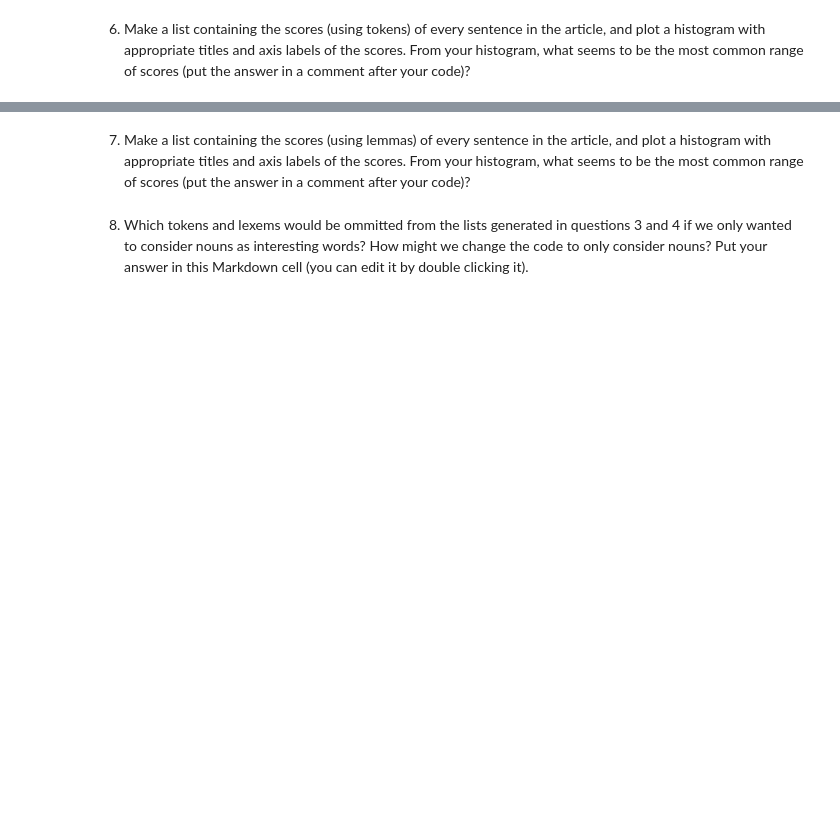
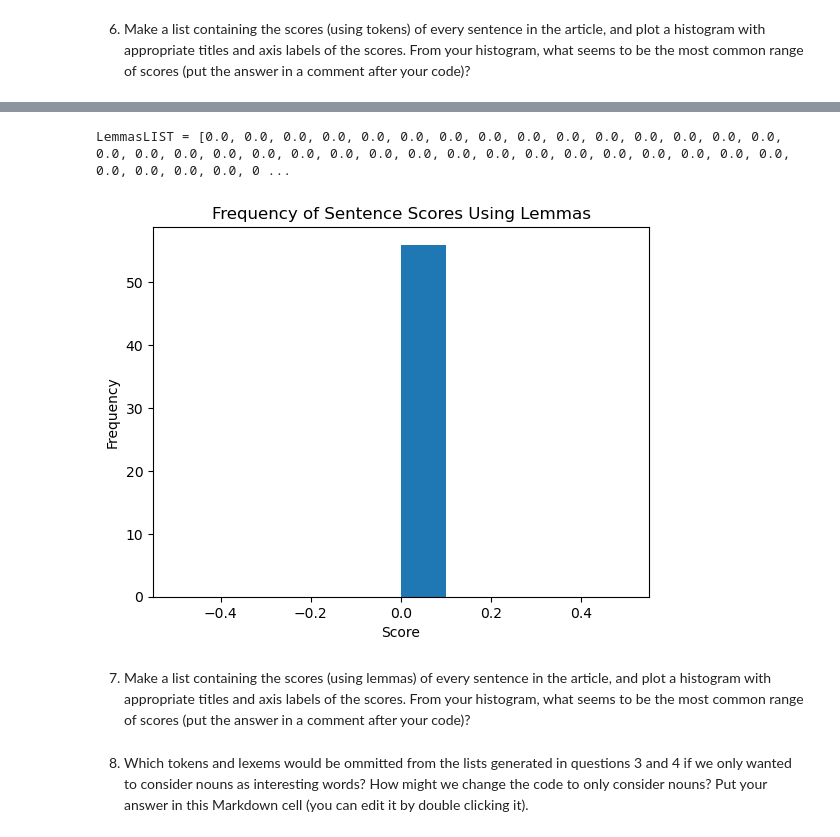
Before and after one commit to msmixj/web-scraping, a Jupyter notebook: web-scraping.ipynb, the cells around one changed output, grey strips where cells are left out. Drawn from its saved outputs; the diff is of its cells as text; code cells hidden in the pictures; blank space fills up the shorter version.

```diff
--- a/web-scraping.ipynb
+++ b/web-scraping.ipynb
@@ -238,2 +240,15 @@ The score is 2 tokens in the list divided by the 21 words in the sentence.
 # %% [markdown]
 6. Make a list containing the scores (using tokens) of every sentence in the article, and plot a histogram with appropriate titles and axis labels of the scores. From your histogram, what seems to be the most common range of scores (put the answer in a comment after your code)?
+# %%
+sentences = list(doc.sents) # Finds score for each sentence
+for sentence in sentences:
+    count1= 0
+    for token in sentence:
+        if token.text.lower() in best_tokens:
+            count1+= 1
+    count2 = 0
+    for token in sentence:
+        if not(token.is_space or token.is_punct):
+            count2 += 1
+    sent_str = str(sentence).replace('\n','').replace('  ',' ')
+    print(count1/count2,':',sent_str)
@@ -240,3 +273,36 @@ The score is 2 tokens in the list divided by the 21 words in the sentence.
+# %%
+# Initialize list to store lemma scores
+lscores1 = []
+
+# Loop through each sentence to calculate lemma scores
+for sentence in sentences:
+    count1 = 0
+    for token in sentence:
+        if token.lemma_.lower() in best_lemmas:
+            count1 += 1
+
+    count2 = 0
+    for token in sentence:
+        if not (token.is_space or token.is_punct):
+            count2 += 1
+
+    # Calculate lemma score for the sentence
+    score = count1 / count2 if count2 > 0 else 0
+    lscores1.append(score)
+
+# Print the list of lemma scores
+print("LemmasLIST =", lscores1)
+# %% [output]
+LemmasLIST = [0.0, 0.0, 0.0, 0.0, 0.0, 0.0, 0.0, 0.0, 0.0, 0.0, 0.0, 0.0, 0.0, 0.0, 0.0, 0.0, 0.0, 0.0, 0.0, 0.0, 0.0, 0.0, 0.0, 0.0, 0.0, 0.0, 0.0, 0.0, 0.0, 0.0, 0.0, 0.0, 0.0, 0.0, 0.0, 0.0, 0.0, 0 ...
+# %%
+# Plot histogram
+plt.hist(lscores1)
+plt.title('Frequency of Sentence Scores Using Lemmas')
+plt.xlabel('Score')
+plt.ylabel('Frequency')
+plt.show()
+# %% [output]
+[figure, added]
 # %% [markdown]
 7. Make a list containing the scores (using lemmas) of every sentence in the article, and plot a histogram with appropriate titles and axis labels of the scores.  From your histogram, what seems to be the most common range of scores (put the answer in a comment after your code)?
 # %% [markdown]
```
Also changed, not shown: parts of 2 cells of this notebook.
